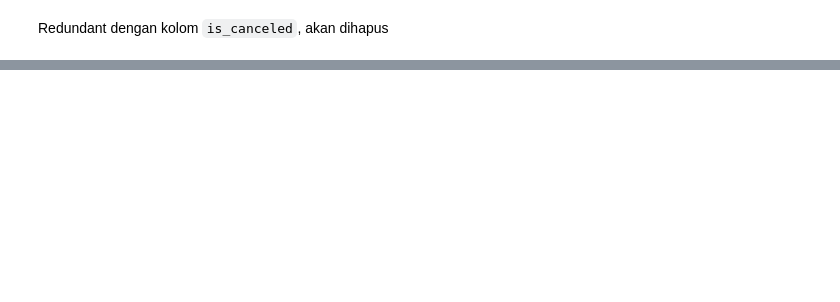
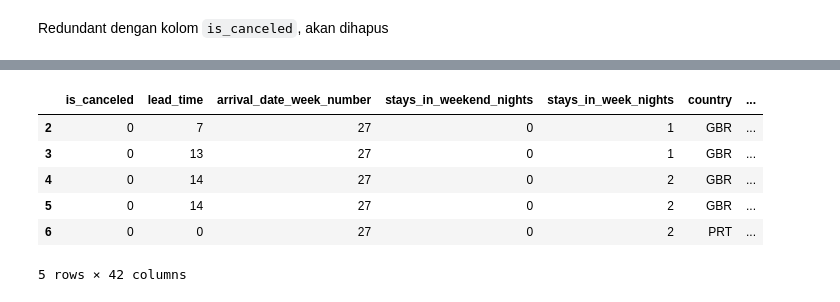
Before and after one commit to ari-mhp/FP-Rakamin-DS-MD-Hotel, a Jupyter notebook: stage2.ipynb, the cells around one changed output, grey strips where cells are left out. Saved outputs shown, nothing was run; the diff lists cells and outputs as text; code cells hidden in the pictures; blank space fills up the shorter version.

```diff
--- a/stage2.ipynb
+++ b/stage2.ipynb
@@ -311,2 +548,2 @@ Dihapus saja
 # %%
-df_clean = df_clean.drop('name', axis=1)
+df_clean = df_clean.drop(['name', 'email', 'phone-number', 'credit_card'], axis=1)
@@ -317,2 +549,0 @@ Dihapus saja
-# %%
-df_clean = df_clean.drop('email', axis=1)
@@ -323,2 +549,0 @@ Dihapus saja
-# %%
-df_clean = df_clean.drop('phone-number', axis=1)
@@ -329,2 +549,0 @@ Dihapus saja
-# %%
-df_clean = df_clean.drop('credit_card', axis=1)
@@ -330,0 +572,10 @@ df_clean = df_clean.drop('credit_card', axis=1)
+# %%
+df_clean.head()
+# %% [output]
+|  | is_canceled | lead_time | arrival_date_week_number | stays_in_weekend_nights | stays_in_week_nights | country | ... |
+| 2 | 0 | 7 | 27 | 0 | 1 | GBR | ... |
+| 3 | 0 | 13 | 27 | 0 | 1 | GBR | ... |
+| 4 | 0 | 14 | 27 | 0 | 2 | GBR | ... |
+| 5 | 0 | 14 | 27 | 0 | 2 | GBR | ... |
+| 6 | 0 | 0 | 27 | 0 | 2 | PRT | ... |
+5 rows × 42 columns
```
Also changed, not shown: parts of 118 cells of this notebook.
